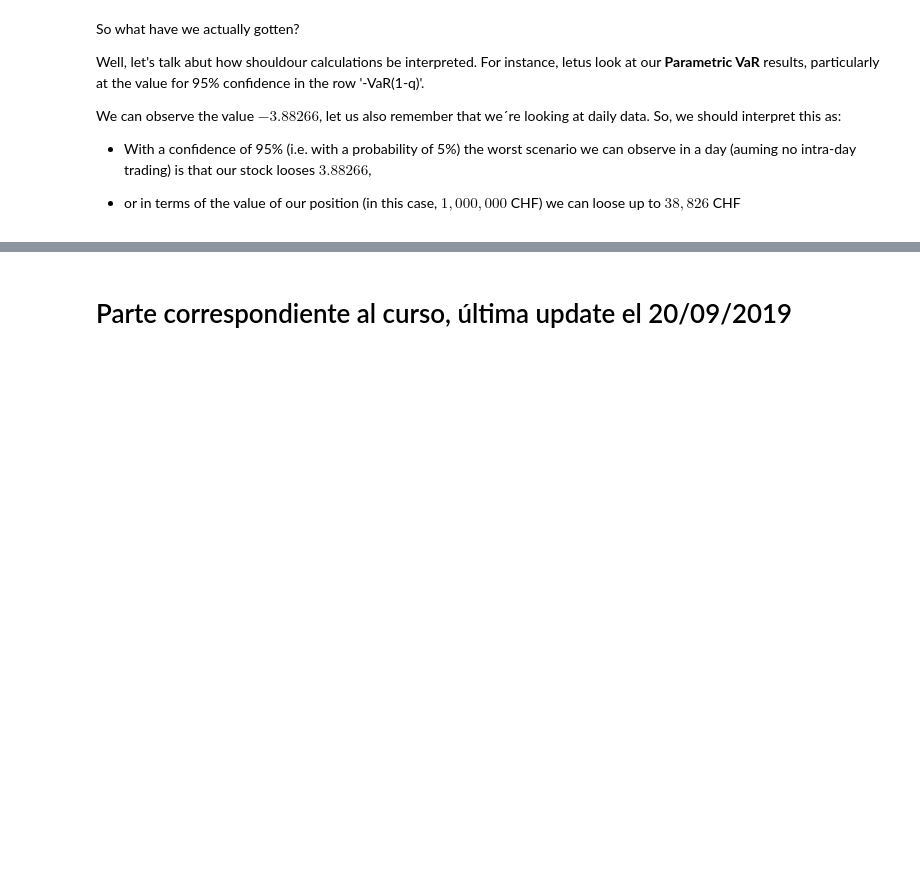
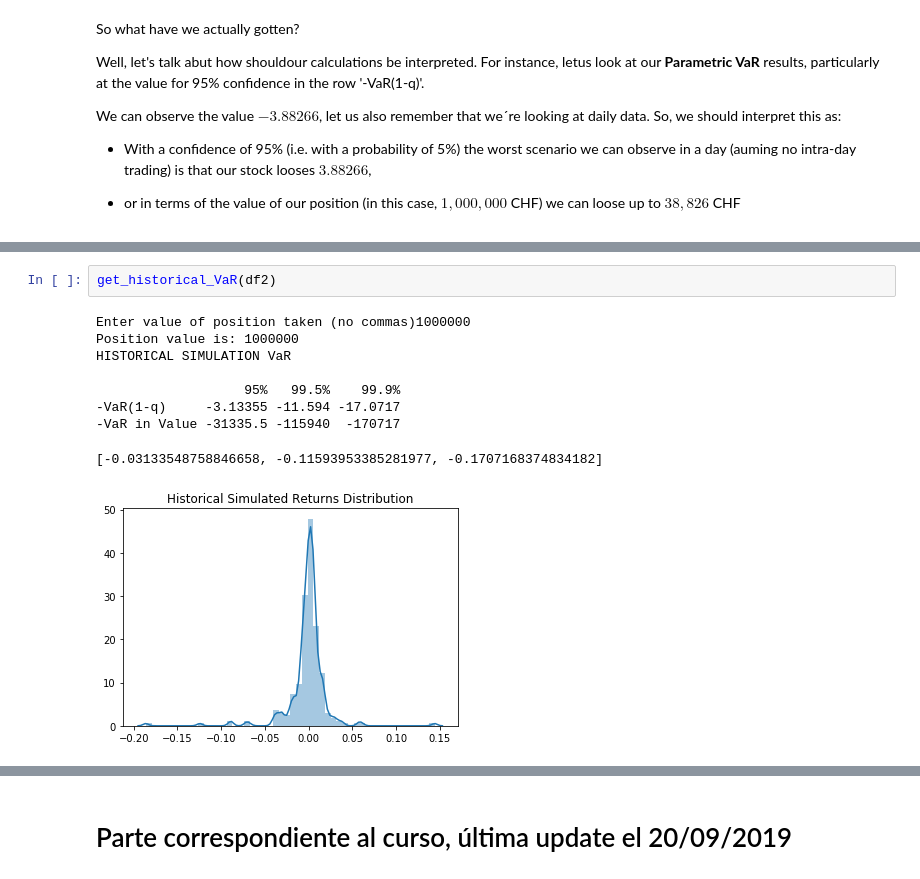
Before and after one commit to CarlosIST/Quant-Finance, a Jupyter notebook: Financial Risk Management/ARF-1.ipynb, the cells around one changed output, grey strips where cells are left out. Saved outputs shown, nothing was run; the diff lists cells and outputs as text; blank space fills up the shorter version.

```diff
--- a/Financial Risk Management/ARF-1.ipynb
+++ b/Financial Risk Management/ARF-1.ipynb
@@ -427,0 +547,12 @@ We can observe the value $-3.88266$, let us also remember that we´re looking at
+# %%
+get_historical_VaR(df2)
+# %% [output]
+Enter value of position taken (no commas)1000000
+Position value is: 1000000
+HISTORICAL SIMULATION VaR
+
+                   95%   99.5%    99.9%
+-VaR(1-q)     -3.13355 -11.594 -17.0717
+-VaR in Value -31335.5 -115940  -170717
+[-0.03133548758846658, -0.11593953385281977, -0.1707168374834182]
+[figure, added]
```
Also changed, not shown: parts of 41 cells of this notebook.
